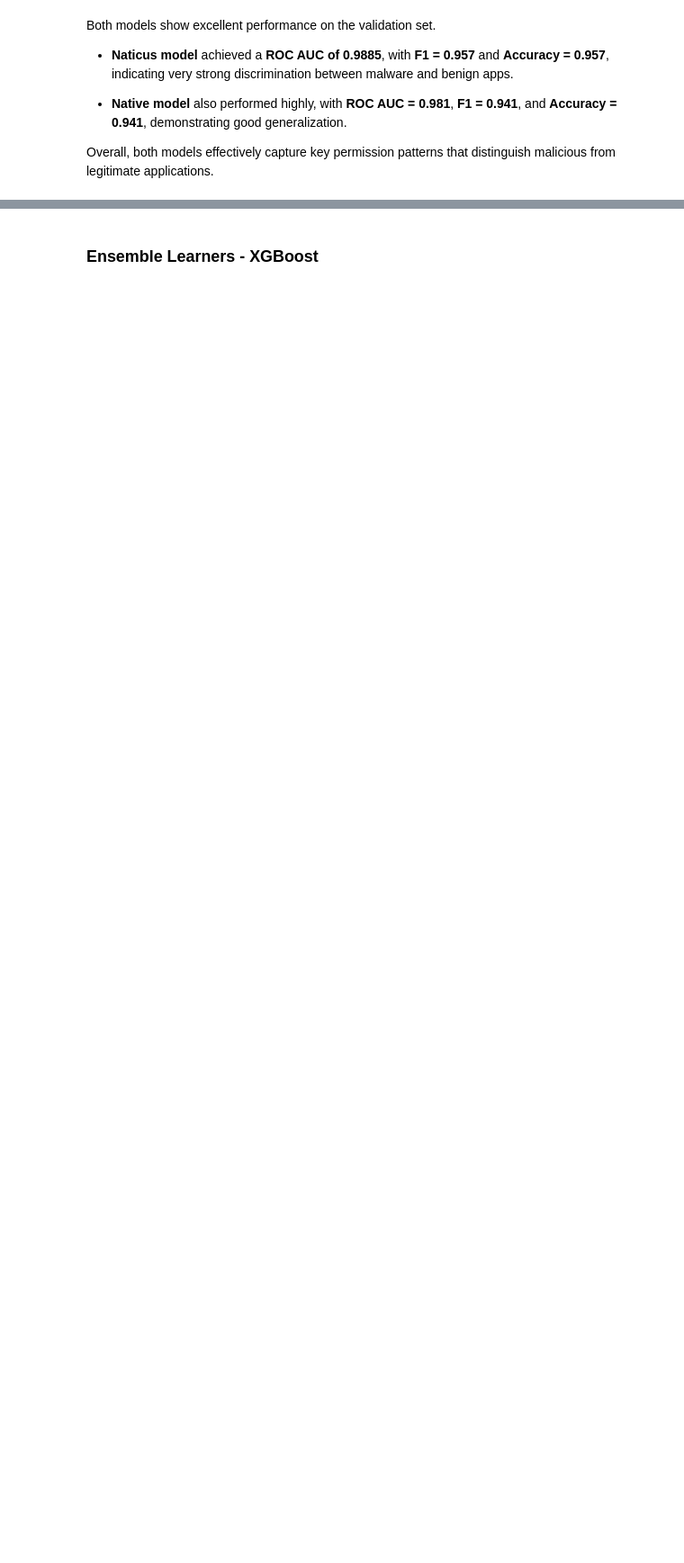
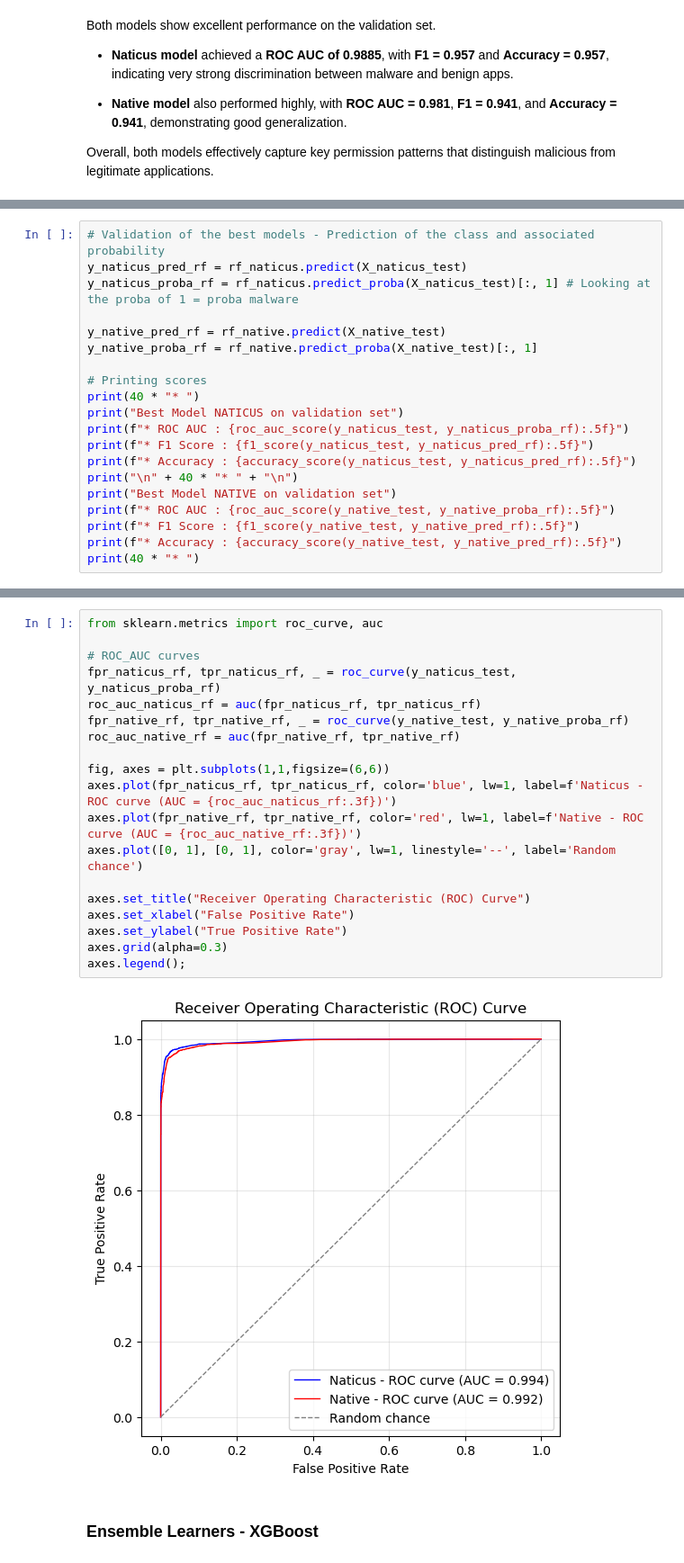
Before and after one commit to AugustinGrunewald/-NATICUSdroid, a Jupyter notebook: main.ipynb, the cells around one changed output, grey strips where cells are left out. Shown at 90% size. Drawn from its saved outputs; the diff is of its cells as text; blank space fills up the shorter version.

```diff
--- a/main.ipynb
+++ b/main.ipynb
@@ -454,0 +828,20 @@ Overall, both models effectively capture key permission patterns that distinguis
+# %%
+# Validation of the best models - Prediction of the class and associated probability
+y_naticus_pred_rf = rf_naticus.predict(X_naticus_test)
+y_naticus_proba_rf = rf_naticus.predict_proba(X_naticus_test)[:, 1] # Looking at the proba of 1 = proba malware
+
+y_native_pred_rf = rf_native.predict(X_native_test)
+y_native_proba_rf = rf_native.predict_proba(X_native_test)[:, 1]
+
+# Printing scores
+print(40 * "* ")
+print("Best Model NATICUS on validation set")
+print(f"* ROC AUC : {roc_auc_score(y_naticus_test, y_naticus_proba_rf):.5f}")
+print(f"* F1 Score : {f1_score(y_naticus_test, y_naticus_pred_rf):.5f}")
+print(f"* Accuracy : {accuracy_score(y_naticus_test, y_naticus_pred_rf):.5f}")
+print("\n" + 40 * "* " + "\n")
+print("Best Model NATIVE on validation set")
+print(f"* ROC AUC : {roc_auc_score(y_native_test, y_native_proba_rf):.5f}")
+print(f"* F1 Score : {f1_score(y_native_test, y_native_pred_rf):.5f}")
+print(f"* Accuracy : {accuracy_score(y_native_test, y_native_pred_rf):.5f}")
+print(40 * "* ")
@@ -455,3 +862,24 @@ Overall, both models effectively capture key permission patterns that distinguis
+# %%
+from sklearn.metrics import roc_curve, auc
+
+# ROC_AUC curves
+fpr_naticus_rf, tpr_naticus_rf, _ = roc_curve(y_naticus_test, y_naticus_proba_rf)
+roc_auc_naticus_rf = auc(fpr_naticus_rf, tpr_naticus_rf)
+fpr_native_rf, tpr_native_rf, _ = roc_curve(y_native_test, y_native_proba_rf)
+roc_auc_native_rf = auc(fpr_native_rf, tpr_native_rf)
+
+fig, axes = plt.subplots(1,1,figsize=(6,6))
+axes.plot(fpr_naticus_rf, tpr_naticus_rf, color='blue', lw=1, label=f'Naticus - ROC curve (AUC = {roc_auc_naticus_rf:.3f})')
+axes.plot(fpr_native_rf, tpr_native_rf, color='red', lw=1, label=f'Native - ROC curve (AUC = {roc_auc_native_rf:.3f})')
+axes.plot([0, 1], [0, 1], color='gray', lw=1, linestyle='--', label='Random chance')
+
+axes.set_title("Receiver Operating Characteristic (ROC) Curve")
+axes.set_xlabel("False Positive Rate")
+axes.set_ylabel("True Positive Rate")
+axes.grid(alpha=0.3)
+axes.legend();
+# %% [output]
+[figure, added]
 # %% [markdown]
 ### Ensemble Learners - XGBoost
 # %%
```
Also changed, not shown: parts of 20 cells of this notebook.
